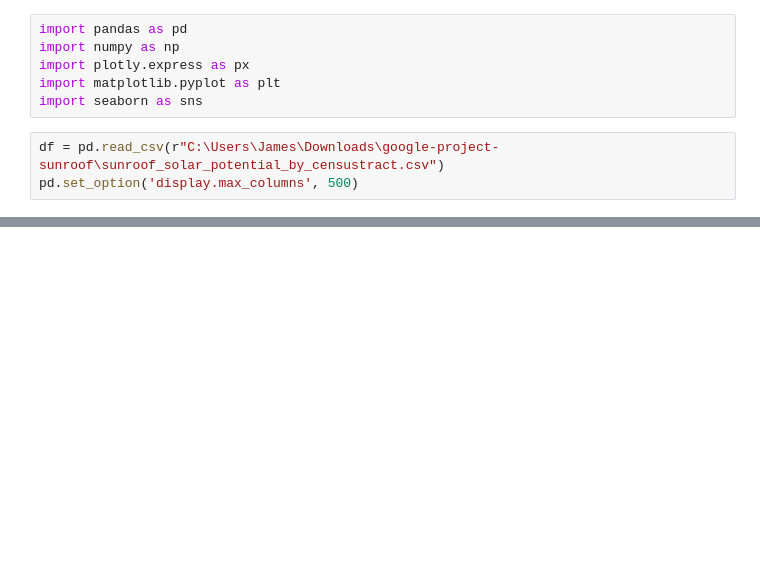
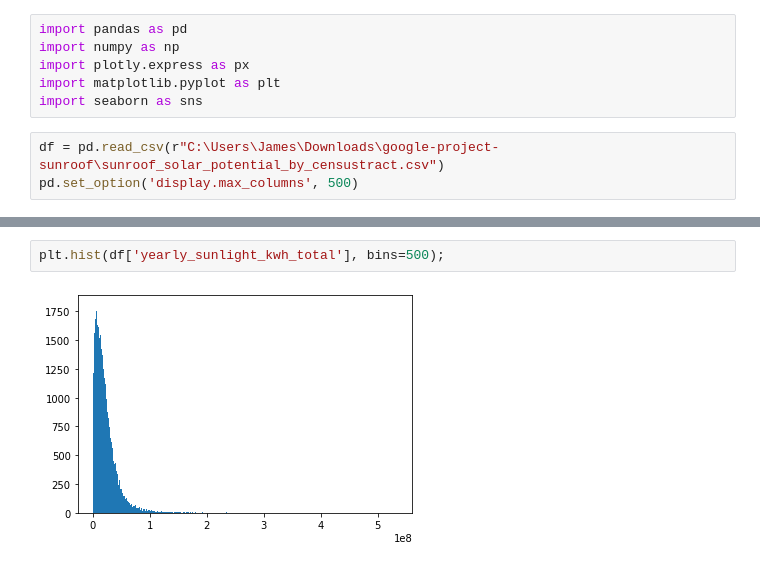
Before and after one commit to jamesluttringer2019/Project_Sunroof, a Jupyter notebook: notebooks/Exploration_and_model_training.ipynb, the cells around one changed output, grey strips where cells are left out. Cells and saved outputs as stored; diff of their text form; blank space fills up the shorter version.

```diff
--- a/notebooks/Exploration_and_model_training.ipynb
+++ b/notebooks/Exploration_and_model_training.ipynb
@@ -86,0 +108,4 @@ The mean baseline is: 15.292462562196453
+# %%
+plt.hist(df['yearly_sunlight_kwh_total'], bins=500);
+# %% [output]
+[figure, added]
```
Also changed, not shown: parts of 57 cells of this notebook, 5 other files.
